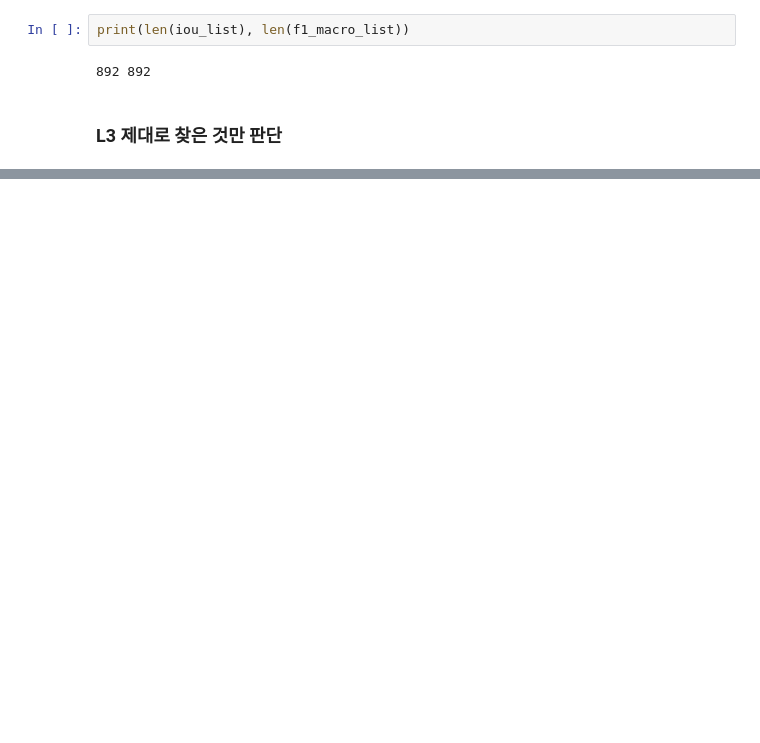
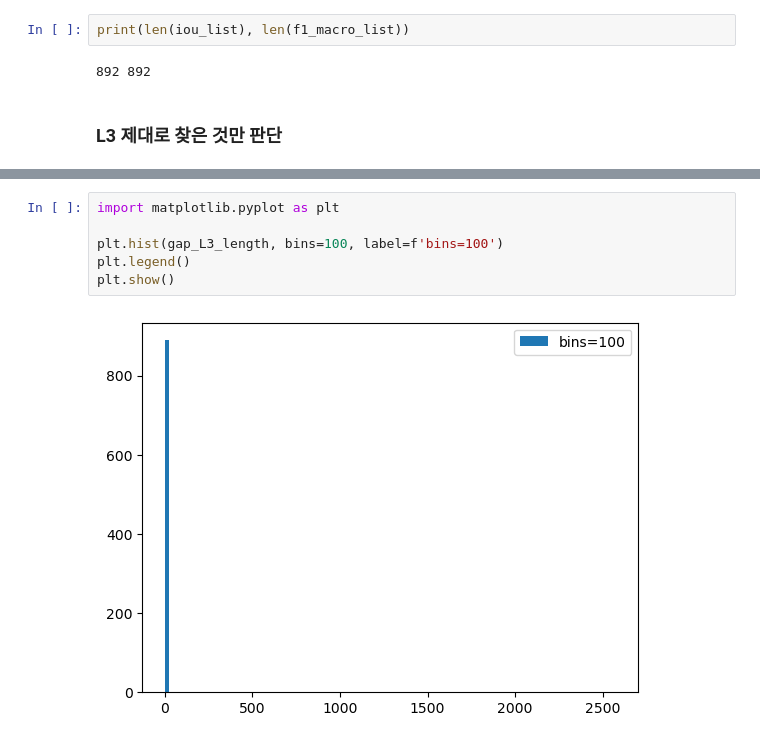
Before and after one commit to embed-Rayn/L3_segmentation, a Jupyter notebook: models/nnUNet/compare_with_standard.ipynb, the cells around one changed output, grey strips where cells are left out. Saved outputs shown, nothing was run; the diff lists cells and outputs as text; blank space fills up the shorter version.

```diff
--- a/models/nnUNet/compare_with_standard.ipynb
+++ b/models/nnUNet/compare_with_standard.ipynb
@@ -362,0 +422,8 @@ print(len(f1_macro_list))
+# %%
+import matplotlib.pyplot as plt
+
+plt.hist(gap_L3_length, bins=100, label=f'bins=100')
+plt.legend()
+plt.show()
+# %% [output]
+[figure, added]
```
Also changed, not shown: parts of 17 cells of this notebook, 3 other files.
